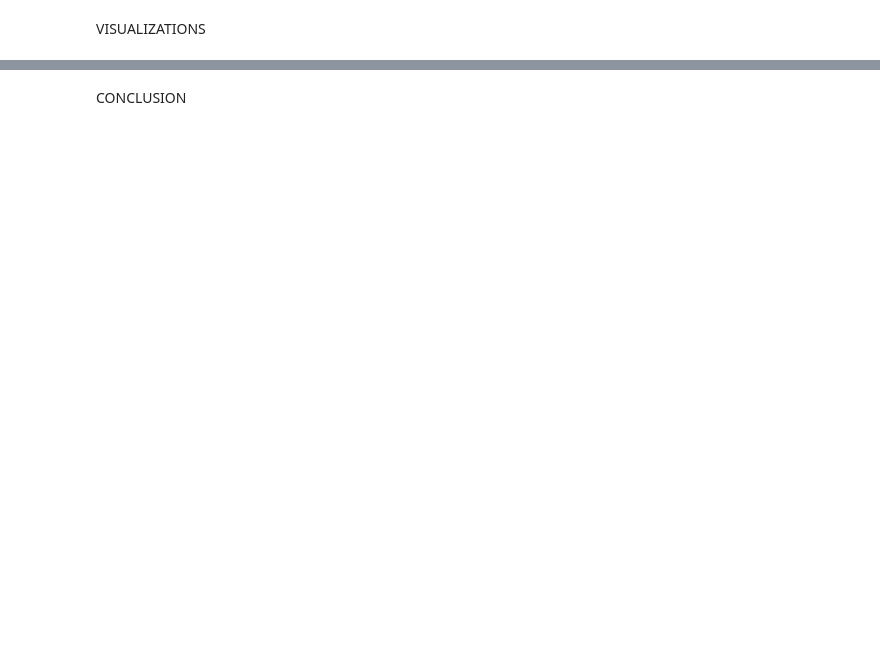
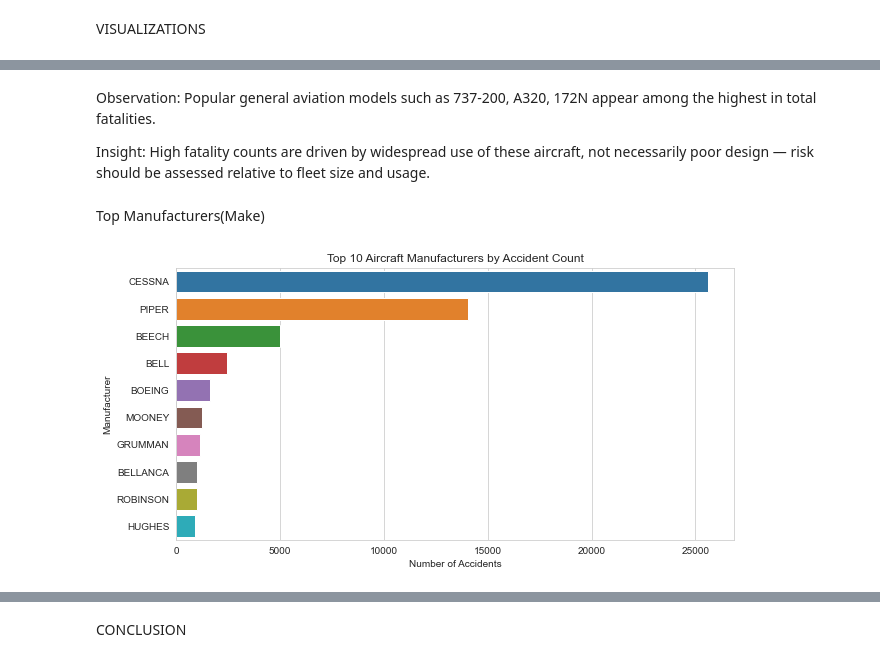
Before and after one commit to triciatoo/My-Phase-1-Project, a Jupyter notebook: index.ipynb, the cells around one changed output, grey strips where cells are left out. Drawn from its saved outputs; the diff is of its cells as text; code cells hidden in the pictures; blank space fills up the shorter version.

```diff
--- a/index.ipynb
+++ b/index.ipynb
@@ -315,0 +397,17 @@ VISUALIZATIONS
+# %% [markdown]
+Observation: Popular general aviation models such as 737-200, A320, 172N appear among the highest in total fatalities.
+
+Insight: High fatality counts are driven by widespread use of these aircraft, not necessarily poor design — risk should be assessed relative to fleet size and usage.
+# %% [markdown]
+Top Manufacturers(Make)
+# %%
+top_makes = df_aviation["Make"].value_counts().head(10)
+
+plt.figure(figsize=(10,5))
+sns.barplot(x=top_makes.values, y=top_makes.index)
+plt.title("Top 10 Aircraft Manufacturers by Accident Count")
+plt.xlabel("Number of Accidents")
+plt.ylabel("Manufacturer")
+plt.show()
+# %% [output]
+[figure, added]
```
Also changed, not shown: parts of 20 cells of this notebook, 1 other file.
